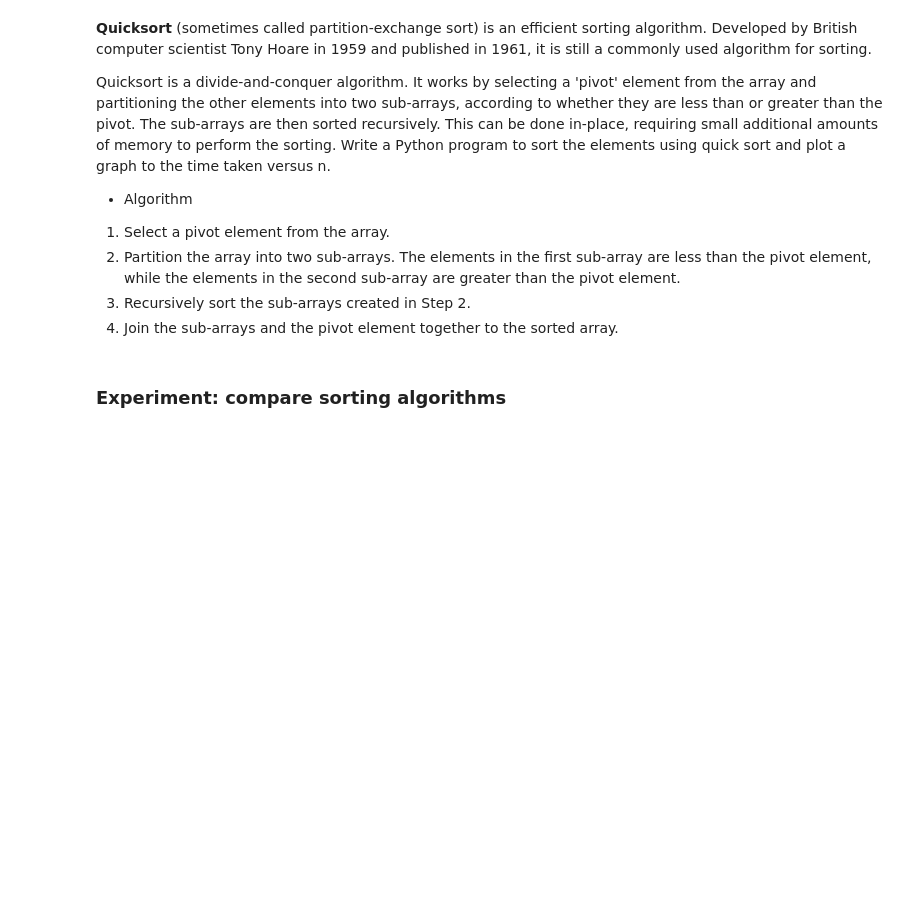
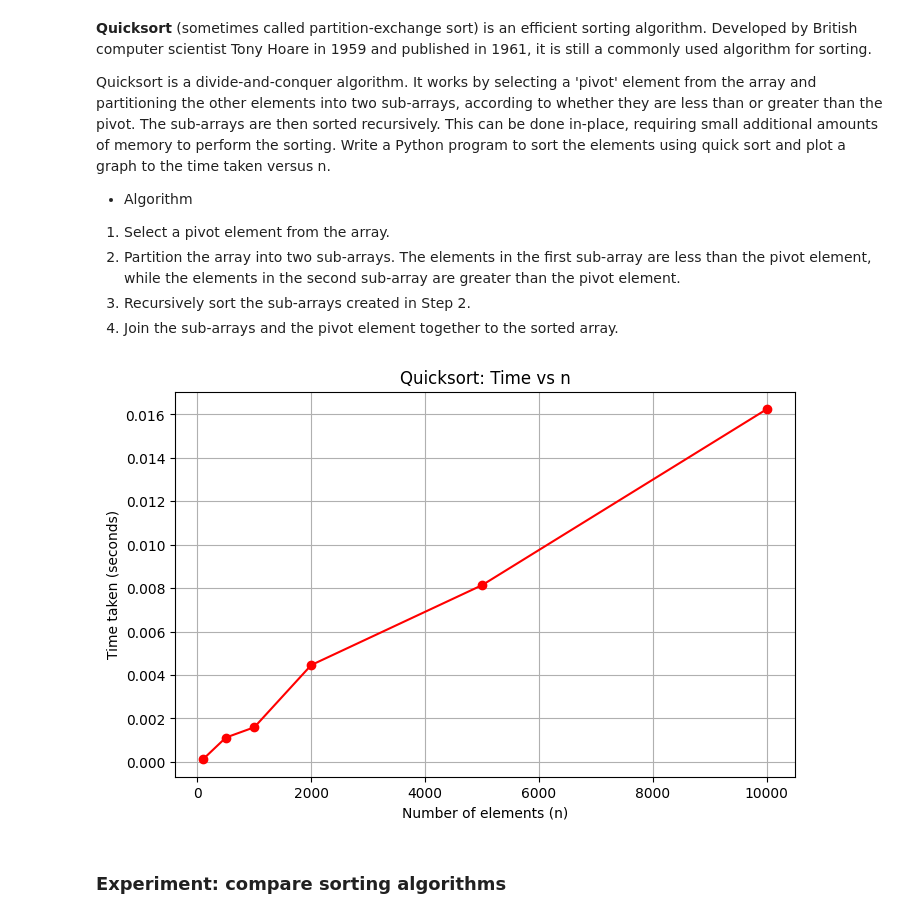
Before and after one commit to Samak1234/algorithmslab, a Jupyter notebook: Lab_5.ipynb, the cells around one changed output. Cells and saved outputs as stored; diff of their text form; code cells hidden in the pictures; blank space fills up the shorter version.

```diff
--- a/Lab_5.ipynb
+++ b/Lab_5.ipynb
@@ -46,3 +92,38 @@ Write a Python program to sort the elements using quick sort and plot a graph to
+# %%
+
+import time
+import random
+import matplotlib.pyplot as plt
+
+
+def quicksort(arr):
+    if len(arr) <= 1:
+        return arr
+    pivot = arr[len(arr) // 2]
+    left = [x for x in arr if x < pivot]
+    middle = [x for x in arr if x == pivot]
+    right = [x for x in arr if x > pivot]
+    return quicksort(left) + middle + quicksort(right)
+
+sizes = [100, 500, 1000, 2000, 5000, 10000]
+times = []
+
+for n in sizes:
+    arr = [random.randint(0, 10000) for _ in range(n)]
+    start = time.time()
+    quicksort(arr)
+    end = time.time()
+    times.append(end - start)
+
+plt.figure(figsize=(8, 5))
+plt.plot(sizes, times, marker='o', linestyle='-', color='r')
+plt.xlabel("Number of elements (n)")
+plt.ylabel("Time taken (seconds)")
+plt.title("Quicksort: Time vs n")
+plt.grid(True)
+plt.show()
+# %% [output]
+[figure, added]
 # %% [markdown]
 ### Experiment: compare sorting algorithms
 # %%
```
Also changed, not shown: parts of 3 cells of this notebook.
